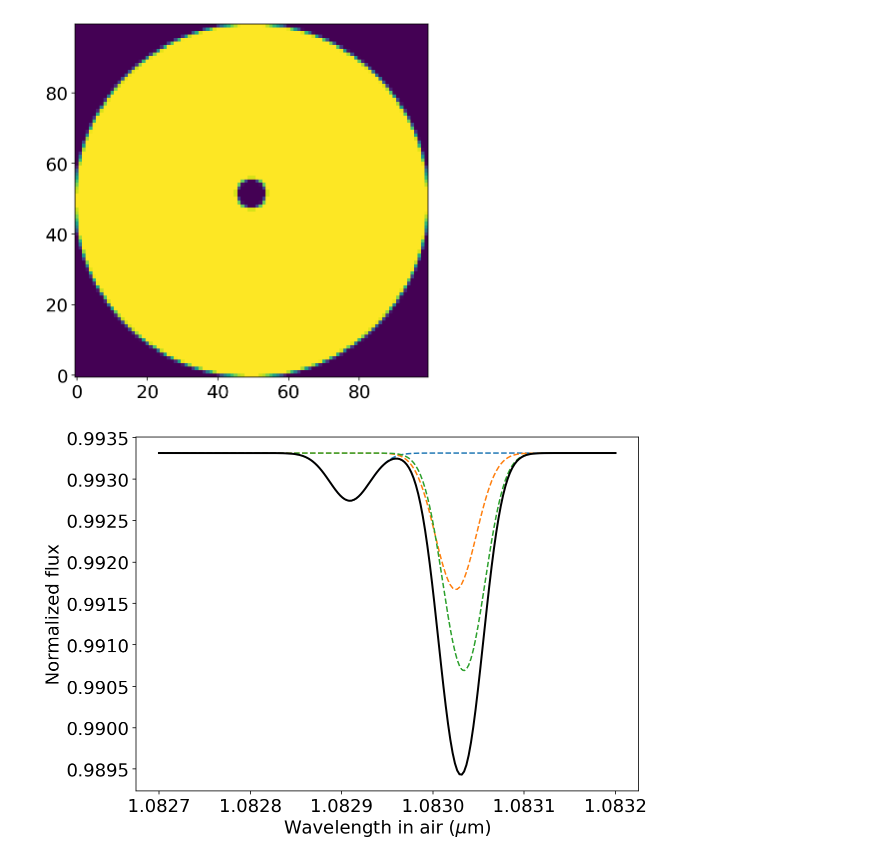
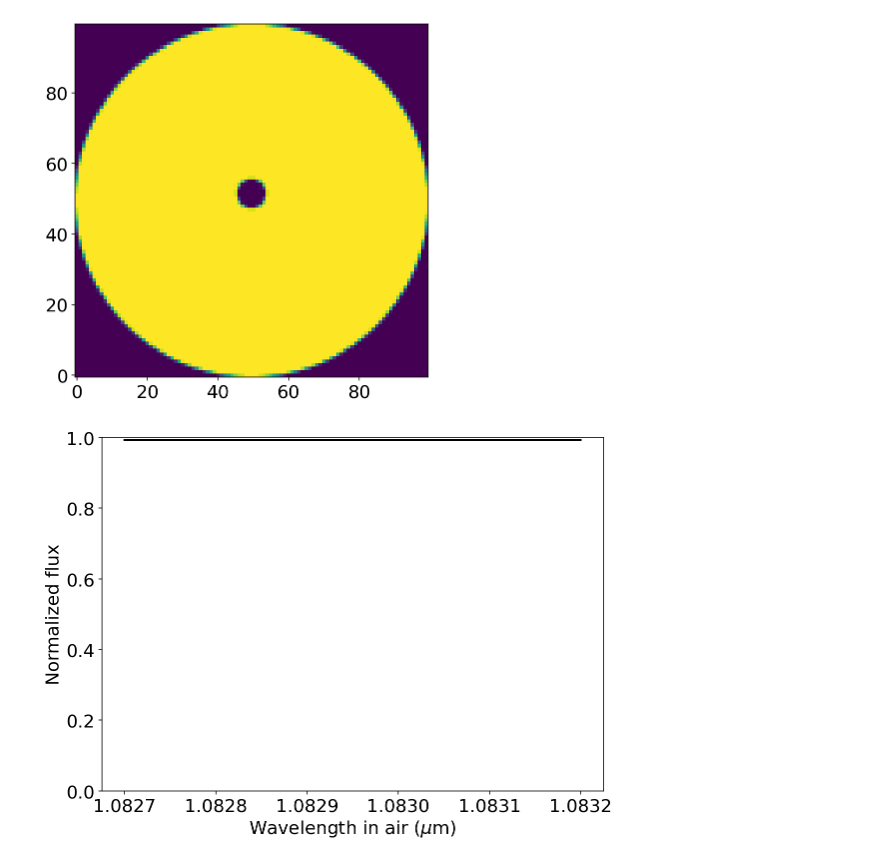
Before and after one commit to BrownDwarf/disperse, a Jupyter notebook: notebooks/01_exploratory/18_p_winds_sandbox.ipynb, the cells around one changed output. Cells and saved outputs as stored; diff of their text form; code cells hidden in the pictures.

```diff
--- a/notebooks/01_exploratory/18_p_winds_sandbox.ipynb
+++ b/notebooks/01_exploratory/18_p_winds_sandbox.ipynb
@@ -29,9 +29,33 @@ df = pd.read_csv('C:/Users/jojoa/GitHub/disperse/data/HPF/HPF_HAT_P_67_20200614_
+# %%
+from gollum.phoenix import PHOENIXSpectrum
+
+stellar_spec = PHOENIXSpectrum(teff=6400, logg=3.5, wl_lo=1, wl_hi=10_000)
+
+flux_density = stellar_spec.flux.to(u.erg/u.s/(u.cm**2)/u.Angstrom)/(np.pi*u.steradian) # convert to erg/cm^2/s/A/steradian
+
+R_star = 2.546 *u.Rsun
+a_AU = 0.06505 * u.AU
+
+omega = np.pi*R_star**2/(a_AU)**2
+omega = omega.to(u.steradian, equivalencies=u.dimensionless_angles())
+
+flux_at_planet_surface = flux_density * omega
+
+flux_at_planet_surface
+
+spectrum_F ={'wavelength':stellar_spec.wavelength.value,
+           'flux_lambda':flux_at_planet_surface.value,
+           'wavelength_unit':u.Angstrom,
+           'flux_unit':flux_at_planet_surface.unit}
 # %%
 units = {'wavelength': u.angstrom, 'flux': u.erg / u.s / u.cm ** 2 / u.angstrom}
-spectrum = tools.make_spectrum_from_file('C:/Users/jojoa/GitHub/p-winds/data/solar_spectrum_scaled_lambda.dat',
+spectrum = tools.make_spectrum_from_file('/Users/mag3842/GitHub/p-winds/data/solar_spectrum_scaled_lambda.dat',
                                     units)
 spectrum['flux_lambda'] = spectrum['flux_lambda']*1000
 plt.loglog(spectrum['wavelength'], spectrum['flux_lambda'])
+
+plt.loglog(stellar_spec.wavelength, flux_at_planet_surface)
+
 plt.ylim(1E-5, 1E9)
 plt.xlabel(r'Wavelength (${\rm \AA}$)')
 plt.ylabel(r'Flux density (erg s$^{-1}$ cm$^{-2}$ ${\rm \AA}^{-1}$)')
@@ -44,7 +68,7 @@ r = np.logspace(0, np.log10(20), 100)  # Radial distance profile in unit of plan
 
 f_r, mu_bar = hydrogen.ion_fraction(r, R_pl, T_0, h_fraction,
                             m_dot, M_pl, mu_0,
-                            spectrum_at_planet=spectrum, exact_phi=True,
+                            spectrum_at_planet=spectrum_F, exact_phi=True,
                             initial_f_ion=initial_f_ion, relax_solution=True,
                             return_mu=True)
 # %%
@@ -146,12 +170,12 @@ plt.imshow(flux_map, origin='lower')
 plt.show()
 # %% [output]
 [figure]
+# %%
+# Retrieve the properties of the triplet; they were hard-coded
+# using the tabulated values of the NIST database
+# wX = central wavelength, fX = oscillator strength, a_ij = Einstein coefficient
+w0, w1, w2, f0, f1, f2, a_ij = lines.he_3_properties()
 # %%
-# Retrieve the properties of the triplet; they were hard-coded
-# using the tabulated values of the NIST database
-# wX = central wavelength, fX = oscillator strength, a_ij = Einstein coefficient
-w0, w1, w2, f0, f1, f2, a_ij = microphysics.he_3_properties()
-
 m_He = 4 * 1.67262192369e-27  # Helium atomic mass in kg
 wl = np.linspace(1.0827, 1.0832, 200) * 1E-6  # Wavelengths in m
 
@@ -166,36 +190,37 @@ wl = np.linspace(1.0827, 1.0832, 200) * 1E-6  # Wavelengths in m
 # `wind_broadening_method` input parameter set to `'average'`. If you want
 # to do the formal calculation, set `wind_broadening_method` to `'formal'`.
 # The default is `'average'`.
-method = 'average'
+method = 'formal'
 
 spectrum_0 = transit.radiative_transfer_2d(flux_map, r_from_planet,
                                         r_SI, n_he_3_SI, v_SI, w0, f0, a_ij,
                                         wl, T_0, m_He, wind_broadening_method=method)
 spectrum_1 = transit.radiative_transfer_2d(flux_map, r_from_planet,
                                         r_SI, n_he_3_SI, v_SI, w1, f1, a_ij,
                                         wl, T_0, m_He, wind_broadening_method=method)
 spectrum_2 = transit.radiative_transfer_2d(flux_map, r_from_planet,
                                         r_SI, n_he_3_SI, v_SI, w2, f2, a_ij,
                                         wl, T_0, m_He, wind_broadening_method=method)
 
 # Finally let's calculate the combined spectrum of all lines in the triplet
 # To do that, we combine all the line properties in their respective arrays
 w_array = np.array([w0, w1, w2])
 f_array = np.array([f0, f1, f2])
 a_array = np.array([a_ij, a_ij, a_ij])  # This is the same for all lines in then triplet
 spectrum = transit.radiative_transfer_2d(flux_map, r_from_planet,
                                         r_SI, n_he_3_SI, v_SI, w_array, f_array, a_array,
                                         wl, T_0, m_He, wind_broadening_method=method)
 
 plt.plot(wl * 1E6, spectrum_0, ls='--')
 plt.plot(wl * 1E6, spectrum_1, ls='--')
 plt.plot(wl * 1E6, spectrum_2, ls='--')
 plt.plot(wl * 1E6, spectrum, color='k', lw=2)
 plt.xlabel('Wavelength in air ($\mu$m)')
 plt.ylabel('Normalized flux')
+plt.ylim(0,1)
 plt.show()
 # %% [output]
-[figure, old version]
+[figure, new version]
 # %%
 f504 = 500 #* u.erg / u.s / u.cm ** 2
 f911 = 10 #* u.erg / u.s / u.cm ** 2
```
Also changed, not shown: parts of 9 cells of this notebook, 3 other files.
